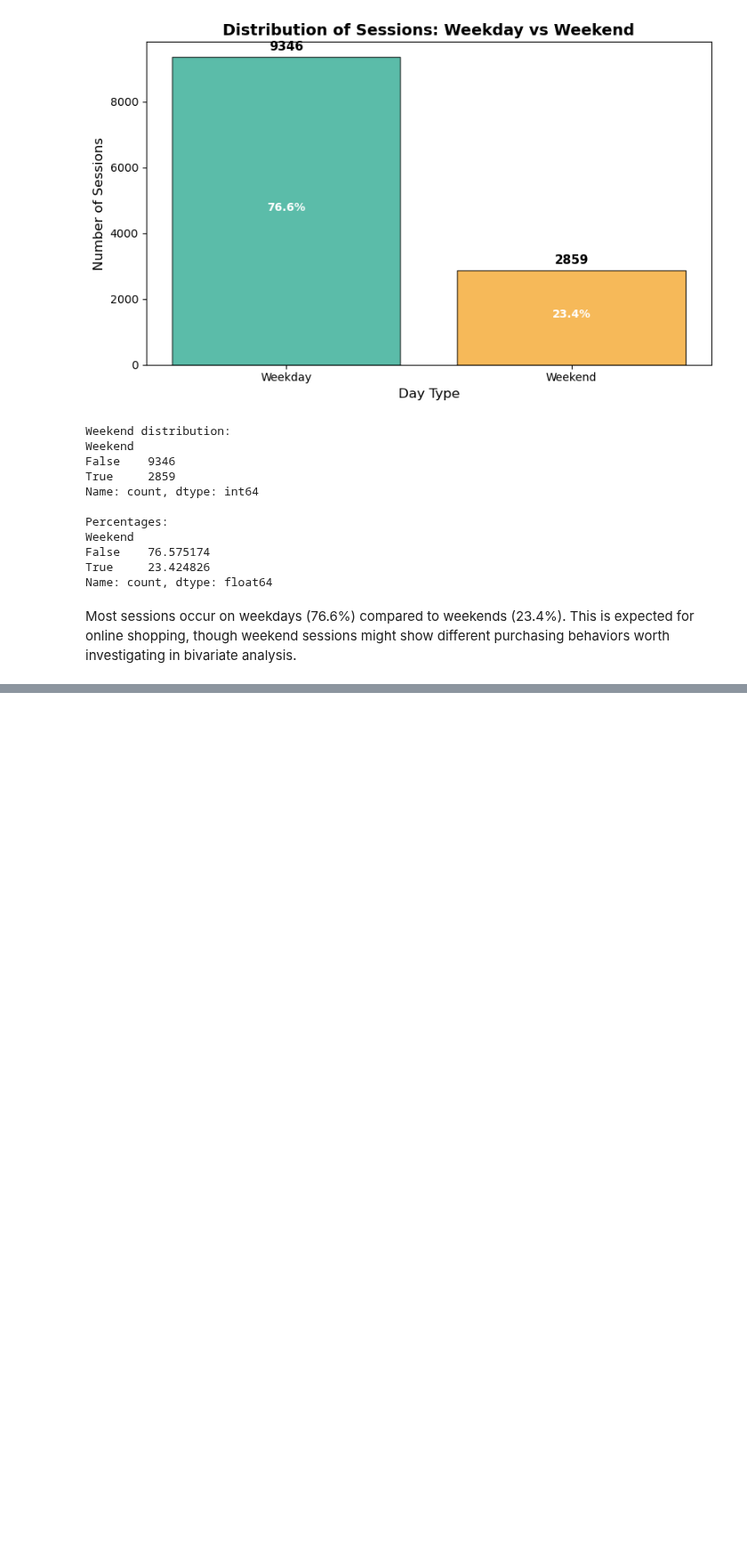
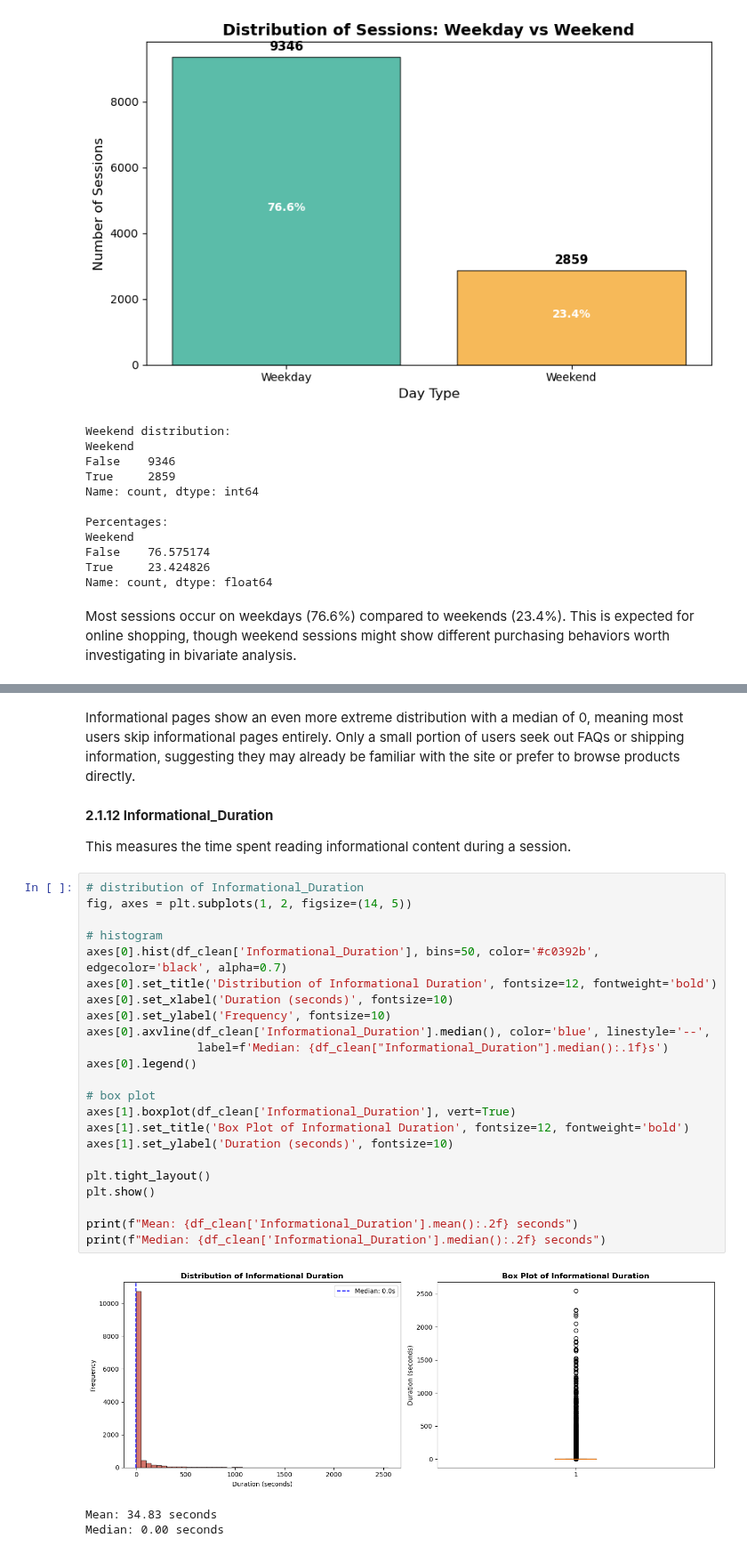
Before and after one commit to JackyDo2005/A3_PDS_RMIT, a Jupyter notebook: Assignment3.ipynb, the cells around one changed output, grey strips where cells are left out. Shown at 89% size. Drawn from its saved outputs; the diff is of its cells as text; blank space fills up the shorter version.

```diff
--- a/Assignment3.ipynb
+++ b/Assignment3.ipynb
@@ -695,0 +797,33 @@ Most sessions occur on weekdays (76.6%) compared to weekends (23.4%). This is ex
+# %% [markdown]
+Informational pages show an even more extreme distribution with a median of 0, meaning most users skip informational pages entirely. Only a small portion of users seek out FAQs or shipping information, suggesting they may already be familiar with the site or prefer to browse products directly.
+# %% [markdown]
+**2.1.12 Informational_Duration**
+
+This measures the time spent reading informational content during a session.
+# %%
+# distribution of Informational_Duration
+fig, axes = plt.subplots(1, 2, figsize=(14, 5))
+
+# histogram
+axes[0].hist(df_clean['Informational_Duration'], bins=50, color='#c0392b', edgecolor='black', alpha=0.7)
+axes[0].set_title('Distribution of Informational Duration', fontsize=12, fontweight='bold')
+axes[0].set_xlabel('Duration (seconds)', fontsize=10)
+axes[0].set_ylabel('Frequency', fontsize=10)
+axes[0].axvline(df_clean['Informational_Duration'].median(), color='blue', linestyle='--',
+                label=f'Median: {df_clean["Informational_Duration"].median():.1f}s')
+axes[0].legend()
+
+# box plot
+axes[1].boxplot(df_clean['Informational_Duration'], vert=True)
+axes[1].set_title('Box Plot of Informational Duration', fontsize=12, fontweight='bold')
+axes[1].set_ylabel('Duration (seconds)', fontsize=10)
+
+plt.tight_layout()
+plt.show()
+
+print(f"Mean: {df_clean['Informational_Duration'].mean():.2f} seconds")
+print(f"Median: {df_clean['Informational_Duration'].median():.2f} seconds")
+# %% [output]
+[figure, added]
+Mean: 34.83 seconds
+Median: 0.00 seconds
```
Also changed, not shown: parts of 29 cells of this notebook.
